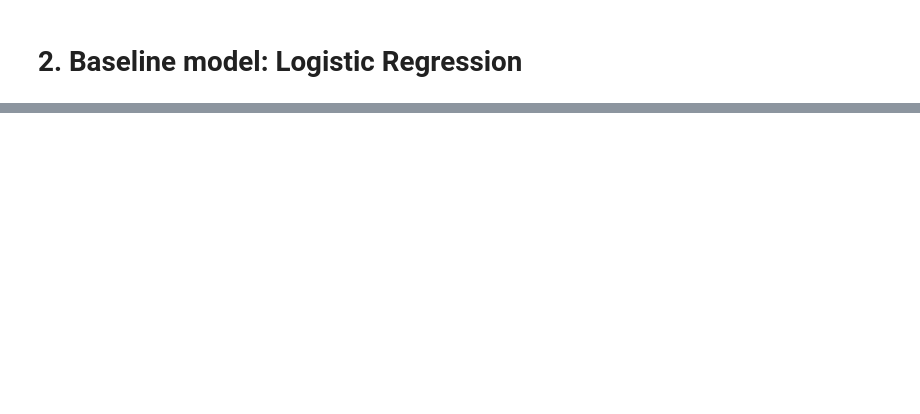
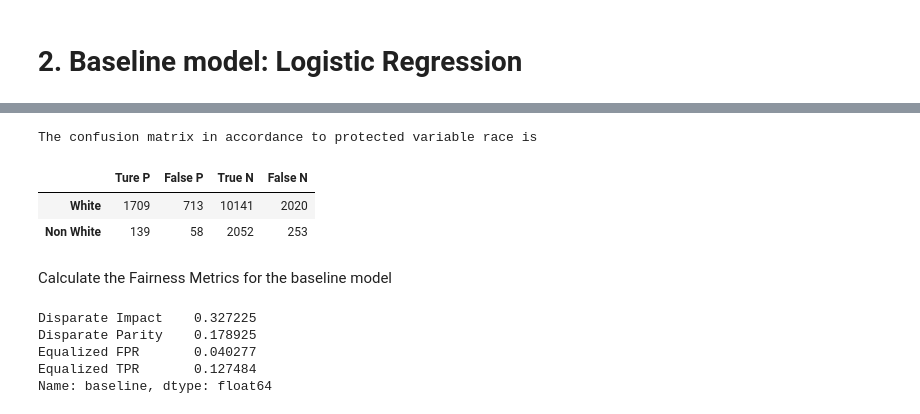
Before and after one commit to Hydracerynitis/Fairness-Metrics-Research, a Jupyter notebook: Adult experiment.ipynb, the cells around one changed output, grey strips where cells are left out. Cells and saved outputs as stored; diff of their text form; code cells hidden in the pictures; blank space fills up the shorter version.

```diff
--- a/Adult experiment.ipynb
+++ b/Adult experiment.ipynb
@@ -157,0 +306,18 @@ plt.show()
+# %%
+def white(df):
+    return df[race_column]==4
+def nonwhite(df):
+    return df[race_column]!=4
+
+previlleged_confusion=get_confusion_matrix(baseline_fairness,white,"White")
+unprevilleged_confusion=get_confusion_matrix(baseline_fairness,nonwhite,"Non White")
+race_confusion=pd.DataFrame([previlleged_confusion,unprevilleged_confusion])
+print("The confusion matrix in accordance to protected variable race is")
+display(race_confusion)
+# %% [output]
+The confusion matrix in accordance to protected variable race is
+|  | Ture P | False P | True N | False N |
+| White | 1709 | 713 | 10141 | 2020 |
+| Non White | 139 | 58 | 2052 | 253 |
+# %% [markdown]
+Calculate the Fairness Metrics for the baseline model
@@ -157,0 +328,9 @@ plt.show()
+# %%
+baseline_performance_age=evaluate_fairness_model(age_confusion,"baseline")
+display(baseline_performance_age)
+# %% [output]
+Disparate Impact    0.327225
+Disparate Parity    0.178925
+Equalized FPR       0.040277
+Equalized TPR       0.127484
+Name: baseline, dtype: float64
```
Also changed, not shown: parts of 19 cells of this notebook, 1 other file.
